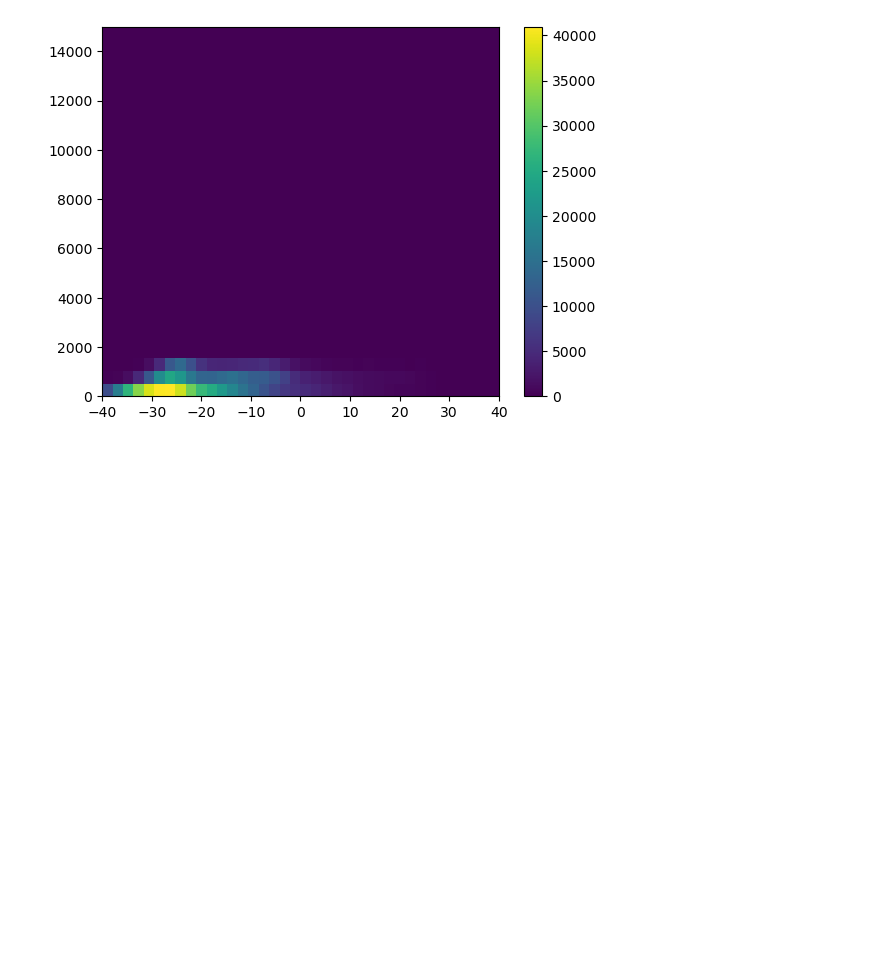
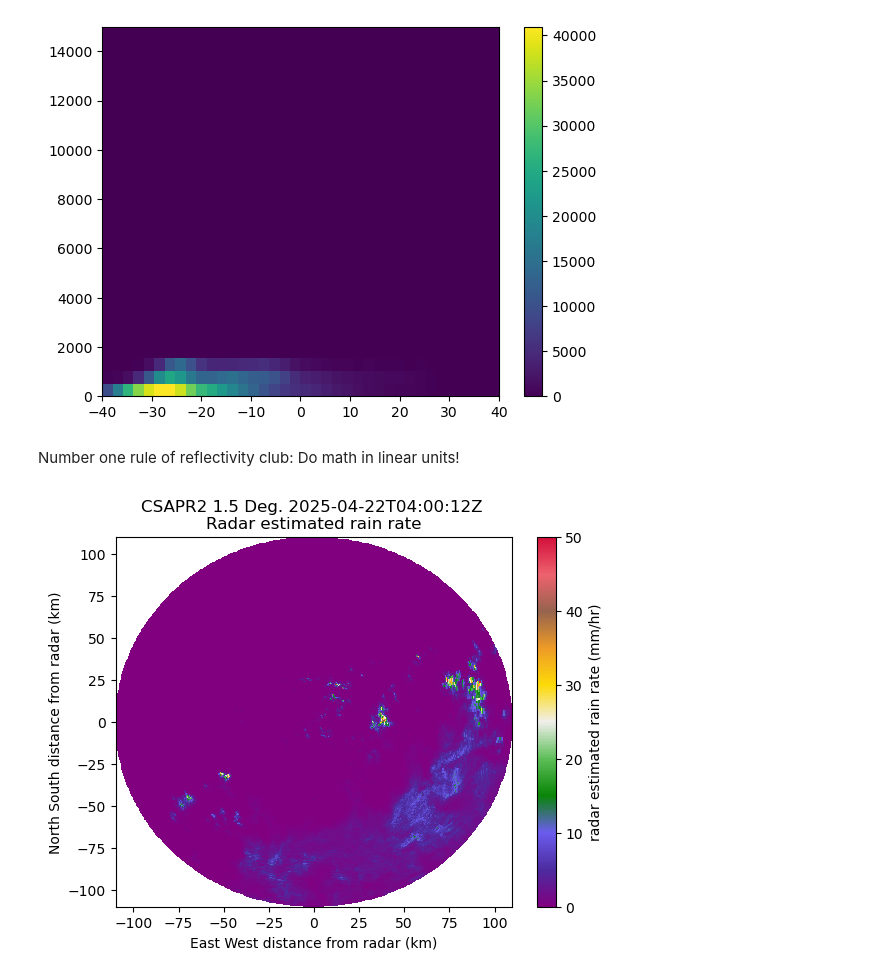
Before and after one commit to ARM-Development/arm-summer-school-2025, a Jupyter notebook: notebooks/pyart/RadarInvestigation.ipynb, the cells around one changed output. Drawn from its saved outputs; the diff is of its cells as text; code cells hidden in the pictures; blank space fills up the shorter version.

Commit message:
:ADD: Images and some clean up

```diff
--- a/notebooks/pyart/RadarInvestigation.ipynb
+++ b/notebooks/pyart/RadarInvestigation.ipynb
@@ -170,3 +173,21 @@ plt.colorbar()
 # %% [output]
 <matplotlib.colorbar.Colorbar at 0x...>
 [figure]
+# %% [markdown]
+Number one rule of reflectivity club: Do math in linear units!
+# %%
+alpha=0.0376
+beta=0.6112
+refl = csapr.fields['reflectivity']["data"]
+
+rr_data = alpha * np.ma.power(np.ma.power(10.0, 0.1 * refl), beta)
+
+rain = pyart.config.get_metadata("radar_estimated_rain_rate")
+rain["data"] = rr_data
+# %%
+csapr.add_field("radar_estimated_rain_rate",rain)
+# %%
+mydc = pyart.graph.RadarDisplay(csapr)
+mydc.plot_ppi('radar_estimated_rain_rate')
+# %% [output]
+[figure, added]
```
Also changed, not shown: parts of 2 cells of this notebook, 1 other file.
